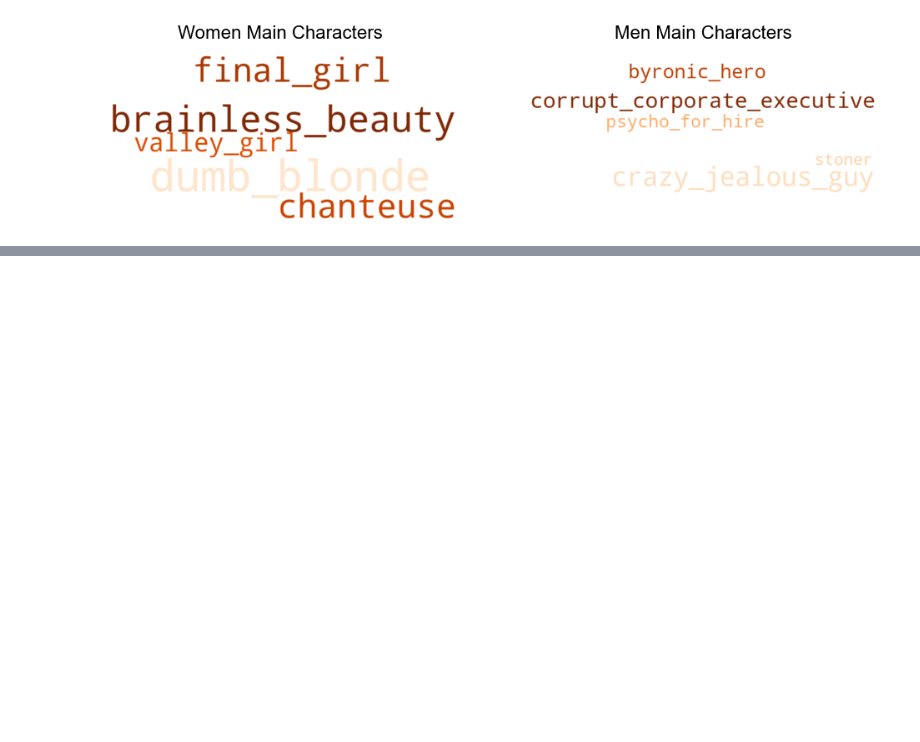
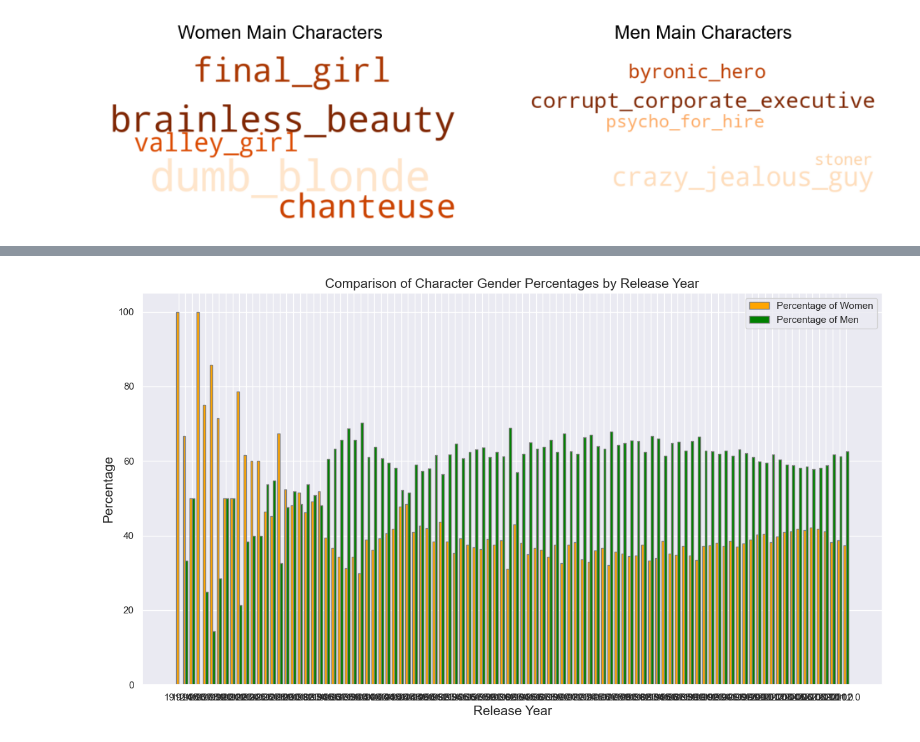
Before and after one commit to epfl-ada/ada-2023-project-teamcajare2023, a Jupyter notebook: P2.ipynb, the cells around one changed output, grey strips where cells are left out. Saved outputs shown, nothing was run; the diff lists cells and outputs as text; code cells hidden in the pictures; blank space fills up the shorter version.

Commit message:
% character

```diff
--- a/P2.ipynb
+++ b/P2.ipynb
@@ -574,0 +597,5 @@ plt.show()
+# %%
+# Count number of women character per movie per year
+#men_character_per_year = men_cmu.groupby(['ReleaseYear', 'MovieName'])['CharacterName'].count().reset_index(name='number_of_men')
+men_character_per_year = men_cmu.groupby('ReleaseYear')['CharacterName'].count().reset_index(name='number_of_men')
+men_character_per_year.sample(5)
@@ -574,0 +609,5 @@ plt.show()
+# %%
+# Total number of women character per movie per year
+# total_character_per_year = cmu.groupby(['ReleaseYear', 'MovieName'])['CharacterName'].count().reset_index(name='number_of_character')
+total_character_per_year = cmu.groupby('ReleaseYear')['CharacterName'].count().reset_index(name='number_of_character')
+total_character_per_year.sample(5)
@@ -574,0 +621,6 @@ plt.show()
+# %%
+# Merge and compute proportion
+proportion_character_per_year = total_character_per_year.merge(men_character_per_year, on=('ReleaseYear'), how='left').merge(women_character_per_year, on=('ReleaseYear'), how='left')
+proportion_character_per_year['percentage_women'] = proportion_character_per_year['number_of_women'] / proportion_character_per_year['number_of_character'] * 100
+proportion_character_per_year['percentage_men'] = proportion_character_per_year['number_of_men'] / proportion_character_per_year['number_of_character'] * 100
+proportion_character_per_year
@@ -574,0 +641,33 @@ plt.show()
+# %%
+# Plotting the data as a bar chart to compare percentages side by side for each year.
+plt.figure(figsize=(15, 8))
+
+# Setting the width of the bars
+bar_width = 0.35
+
+# Setting the positions of the bars on the x-axis
+r1 = range(len(proportion_character_per_year['ReleaseYear']))
+r2 = [x + bar_width for x in r1]
+
+# Creating the bars for women and men
+plt.bar(r1, proportion_character_per_year['percentage_women'], color='orange', width=bar_width, edgecolor='grey', label='Percentage of Women')
+plt.bar(r2, proportion_character_per_year['percentage_men'], color='green', width=bar_width, edgecolor='grey', label='Percentage of Men')
+
+# Adding labels to the x-axis at the bar centers
+plt.xlabel('Release Year', fontsize=15)
+plt.xticks([r + bar_width/2 for r in range(len(proportion_character_per_year['ReleaseYear']))], proportion_character_per_year['ReleaseYear'])
+
+# Adding a title and a Y-axis label
+plt.title('Comparison of Character Gender Percentages by Release Year', fontsize=15)
+plt.ylabel('Percentage', fontsize=15)
+
+# Creating a legend
+plt.legend()
+
+# Show the plot
+plt.show()
+
+
+## A CHANGER C'EST HORRIBLE A REGARDER ##
+# %% [output]
+[figure, added]
```
Also changed, not shown: parts of 14 cells of this notebook, 1 other file.
